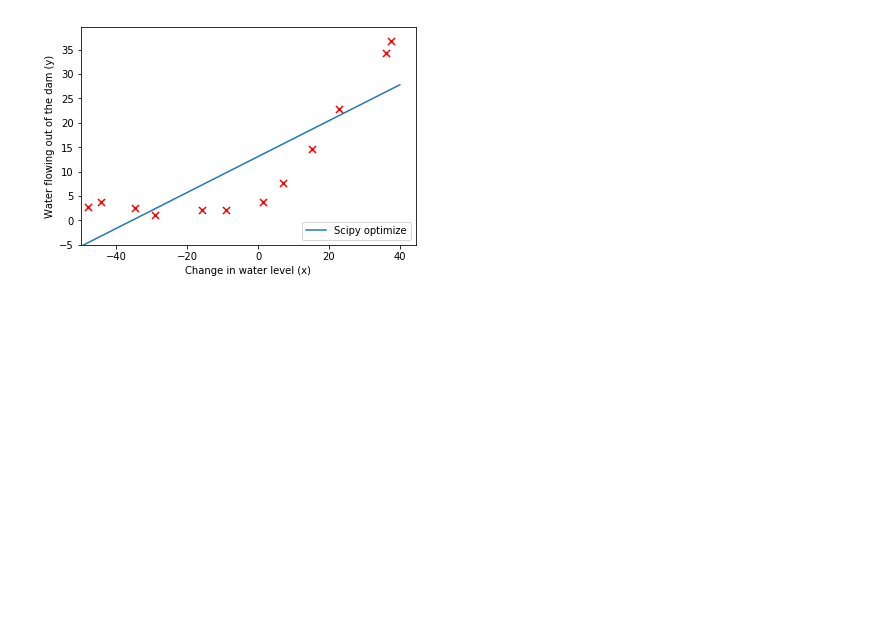
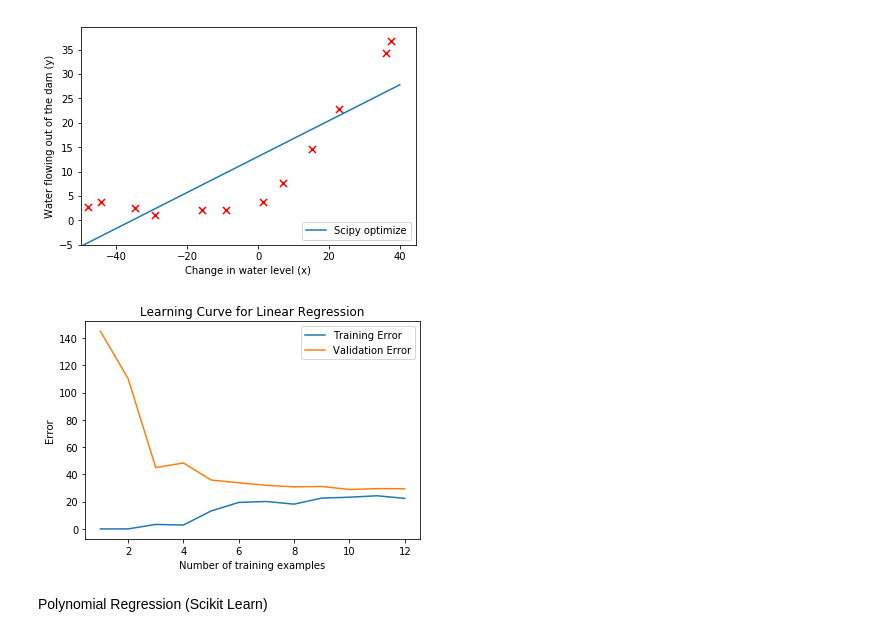
Before and after one commit to RajatGarg97/AndrewNg-mlCourse-Ex, a Jupyter notebook: machine-learning-ex5/ex5/regularisedLinearRegression.ipynb, the cells around one changed output. Saved outputs shown, nothing was run; the diff lists cells and outputs as text; code cells hidden in the pictures; blank space fills up the shorter version.

```diff
--- a/machine-learning-ex5/ex5/regularisedLinearRegression.ipynb
+++ b/machine-learning-ex5/ex5/regularisedLinearRegression.ipynb
@@ -91,7 +91,7 @@ plt.legend(loc=4);
 # %%
 def learnCurve(X, y, Xval, yval, reg):
     m = y.size
-    error_train = np.zeroes((m, 1))
+    error_train = np.zeros((m, 1))
     error_val = np.zeros((m, 1))
 
     for i in np.arange(m):
@@ -99,3 +99,16 @@ def learnCurve(X, y, Xval, yval, reg):
         error_train[i] = regularisedlrcostfunc(res.x, X[:i+1], y[:i+1], reg)
         error_val[i] = regularisedlrcostfunc(res.x, Xval, yval, reg)
     return (error_train, error_val)
+# %%
+t_error, v_error = learnCurve(X_train, y_train, Xval, yval, 0)
+# %%
+plt.plot(np.arange(1,13), t_error, label='Training Error')
+plt.plot(np.arange(1,13), v_error, label='Validation Error')
+plt.title('Learning Curve for Linear Regression')
+plt.xlabel('Number of training examples')
+plt.ylabel('Error')
+plt.legend();
+# %% [output]
+[figure, added]
+# %% [markdown]
+Polynomial Regression (Scikit Learn)
```
Also changed, not shown: parts of 1 cell of this notebook.
